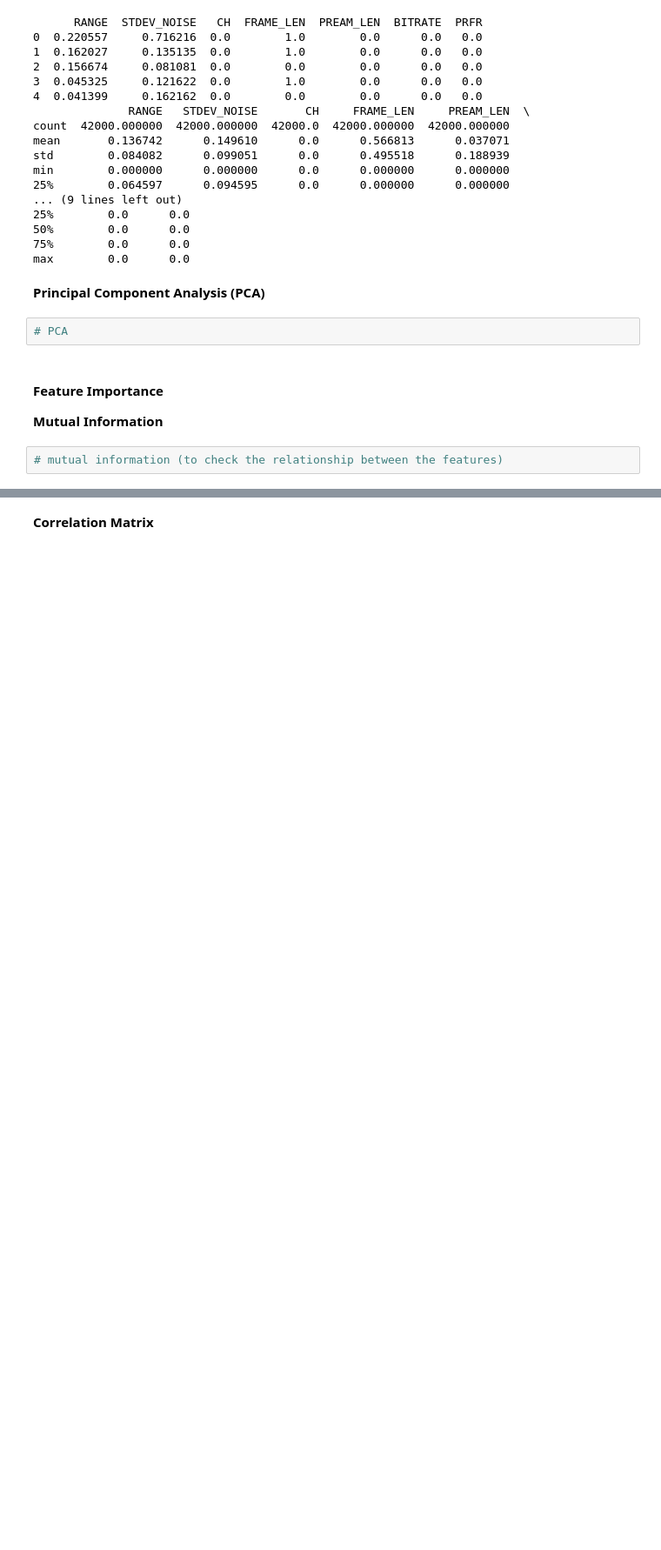
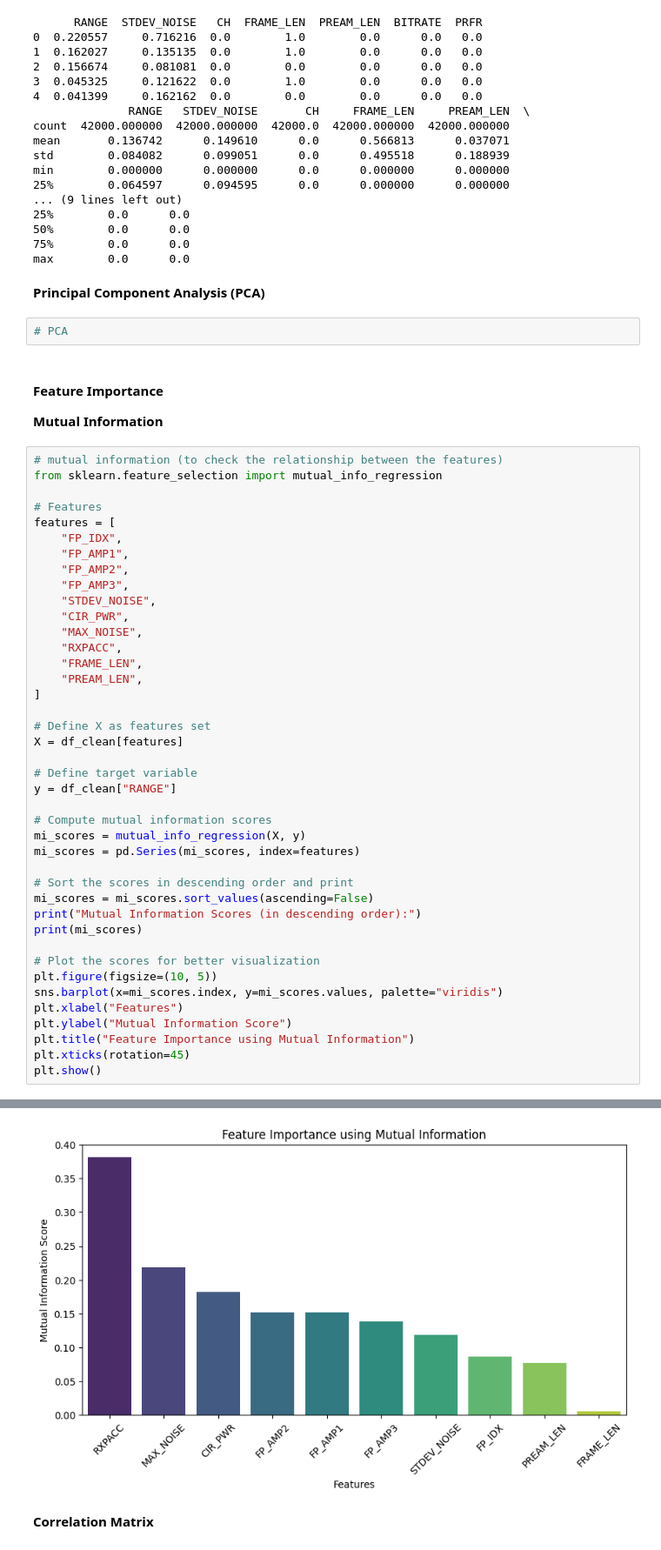
Before and after one commit to janaveniice/UoG-DA_Group17, a Jupyter notebook: los-nlos-model/model.ipynb, the cells around one changed output, grey strips where cells are left out. Shown: that part at 87% size. Saved outputs shown, nothing was run; the diff lists cells and outputs as text; blank space fills up the shorter version.

```diff
--- a/los-nlos-model/model.ipynb
+++ b/los-nlos-model/model.ipynb
@@ -717,5 +716,45 @@ max        0.0      0.0
 #### **Feature Importance**
 
 **Mutual Information**
-# %%
-# mutual information (to check the relationship between the features)
+# %%
+# mutual information (to check the relationship between the features)
+from sklearn.feature_selection import mutual_info_regression
+
+# Features
+features = [
+    "FP_IDX",
+    "FP_AMP1",
+    "FP_AMP2",
+    "FP_AMP3",
+    "STDEV_NOISE",
+    "CIR_PWR",
+    "MAX_NOISE",
+    "RXPACC",
+    "FRAME_LEN",
+    "PREAM_LEN",
+]
+
+# Define X as features set
+X = df_clean[features]
+
+# Define target variable
+y = df_clean["RANGE"]
+
+# Compute mutual information scores
+mi_scores = mutual_info_regression(X, y)
+mi_scores = pd.Series(mi_scores, index=features)
+
+# Sort the scores in descending order and print
+mi_scores = mi_scores.sort_values(ascending=False)
+print("Mutual Information Scores (in descending order):")
+print(mi_scores)
+
+# Plot the scores for better visualization
+plt.figure(figsize=(10, 5))
+sns.barplot(x=mi_scores.index, y=mi_scores.values, palette="viridis")
+plt.xlabel("Features")
+plt.ylabel("Mutual Information Score")
+plt.title("Feature Importance using Mutual Information")
+plt.xticks(rotation=45)
+plt.show()
+# %% [output]
@@ -722,2 +776,3 @@ max        0.0      0.0
+[figure, added]
 # %% [markdown]
 **Correlation Matrix**
```
Also changed, not shown: parts of 6 cells of this notebook.
